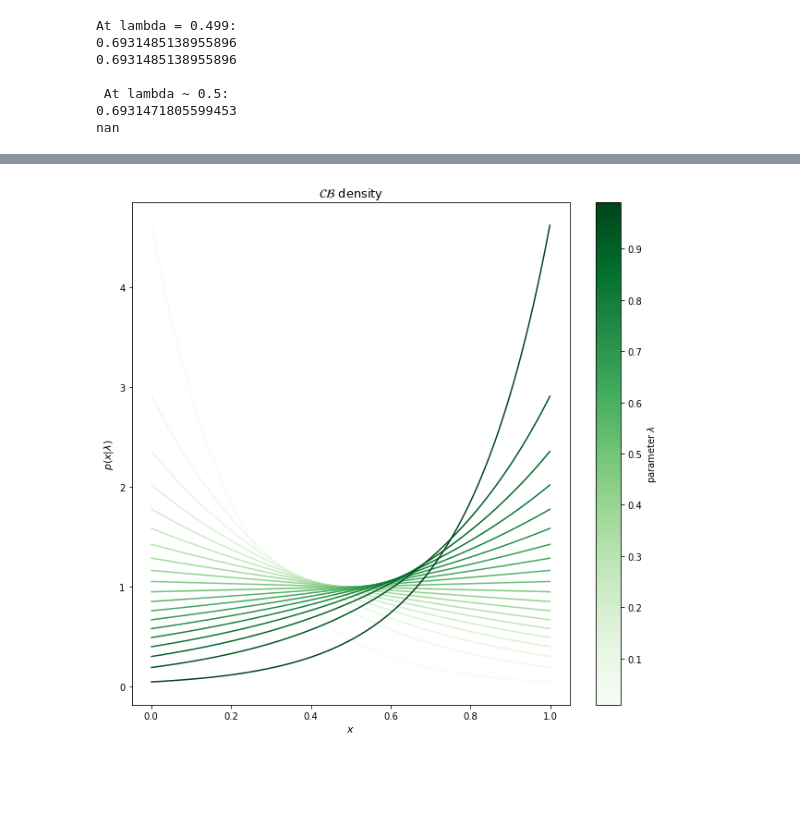
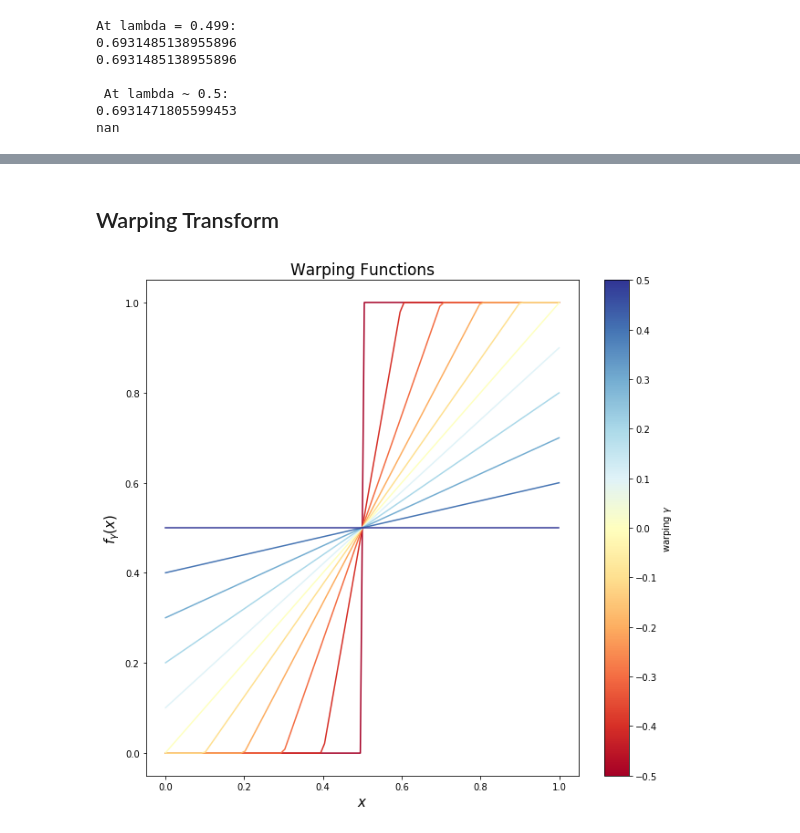
Before and after one commit to Robert-Aduviri/Continuous-Bernoulli-VAE, a Jupyter notebook: notebooks/Continuous_Bernoulli.ipynb, the cells around one changed output, grey strips where cells are left out. Cells and saved outputs as stored; diff of their text form; code cells hidden in the pictures; blank space fills up the shorter version.

```diff
--- a/notebooks/Continuous_Bernoulli.ipynb
+++ b/notebooks/Continuous_Bernoulli.ipynb
@@ -252,34 +336,54 @@ plt.show()
+# %% [markdown]
+## Warping Transform
+# %%
+def warp(gamma, x):
+    '''
+    Warping transform
+
+    Parameter
+    ----------
+    gamma : warping constant
+
+    x : Tensor of dimensions (batch_size, dim)
+        x takes values in (0,1)
+    '''
+    if gamma == -0.5:
+        return x.ge(0.5)
+    elif gamma > -0.5 and gamma < 0:
+        return torch.clamp( ( x + gamma ).div(1. + 2. * gamma ), 0., 1.)
+    elif gamma >= 0 and gamma <= 0.5:
+        return gamma + ( 1. - 2. * gamma) * x
 # %%
-from matplotlib import cm as color_map
-import matplotlib as mpl
+# Visualize warping function behavior
+x = np.linspace(0.001,0.999,100)
+l = np.linspace(-0.5,0.5,11)
+y = np.asarray( [ warp(i, torch.Tensor(x)).numpy() for i in l] )
 
-x = np.linspace(0.001,0.999,100)
-l = np.linspace(0.01,0.99,20)
-
-y = np.asarray( [ [ np.exp(logC(i))*np.power(i,j)*np.power(1-i,1-j) for j in x] for i in l] )
-
-plt.figure(figsize = (10, 10))
+plt.figure(figsize =  (10, 10))
 
 number_of_plots = len(l)
-color_map_name = 'Greens'
+color_map_name = 'RdYlBu'
 my_map = color_map.get_cmap(color_map_name)
 colors = my_map(np.linspace(0, 1, number_of_plots, endpoint=True))
 
 norm = mpl.colors.Normalize(vmin=l[0], vmax=l[-1])
 cmap = mpl.cm.ScalarMappable(norm=norm, cmap=color_map_name)
 cmap.set_array([])
 
 for i in range(len(l)):
-    plt.plot(x, y[i,:], color = colors[i])
+    plt.plot(x, y[i], color = colors[i])
 
-plt.title('$\mathcal{C}\mathcal{B}$ density',
-           fontsize = 13)
+plt.title('Warping Functions',
+           fontsize = 17)
 
-plt.ylabel('$p(x |\lambda)$', fontsize = 11)
-plt.xlabel('$x$', fontsize = 11)
+plt.ylabel('$f_{\gamma}(x)$', fontsize = 15)
+plt.xlabel('$x$', fontsize = 15)
+plt.ylim(-0.05, 1.05)
 
-plt.colorbar(cmap, ticks=np.linspace(0, 1, 11),
-             shrink=1.0, fraction=0.1, pad=0.05 , label = 'parameter $\lambda$')
+plt.colorbar(cmap, ticks=np.linspace(-0.5, 0.5, 11),
+             shrink=1.0, fraction=0.1, pad=0.05 ,
+             label = 'warping $\gamma$')
+
 plt.show()
 # %% [output]
-[figure, old version]
+[figure, new version]
```
Also changed, not shown: parts of 15 cells of this notebook, 1 other file.
